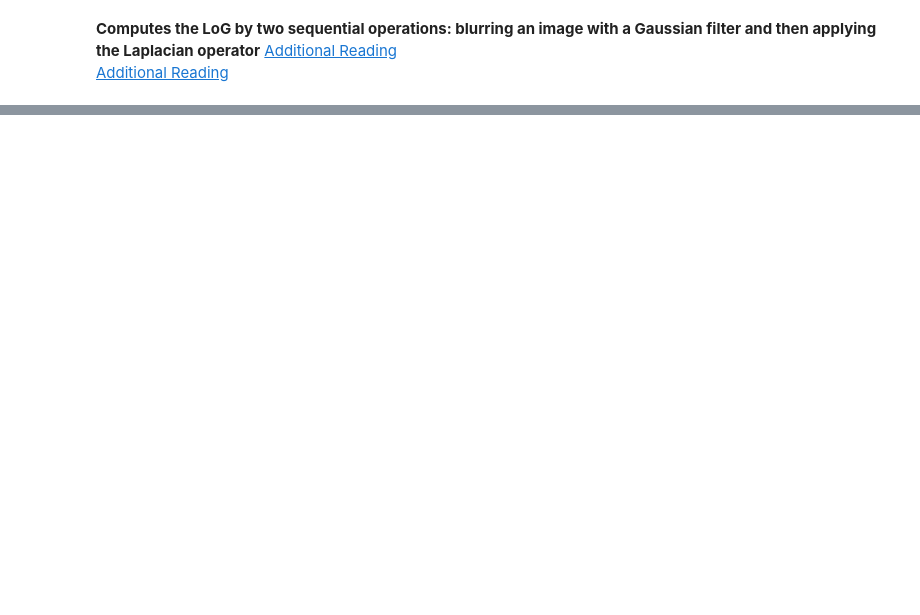
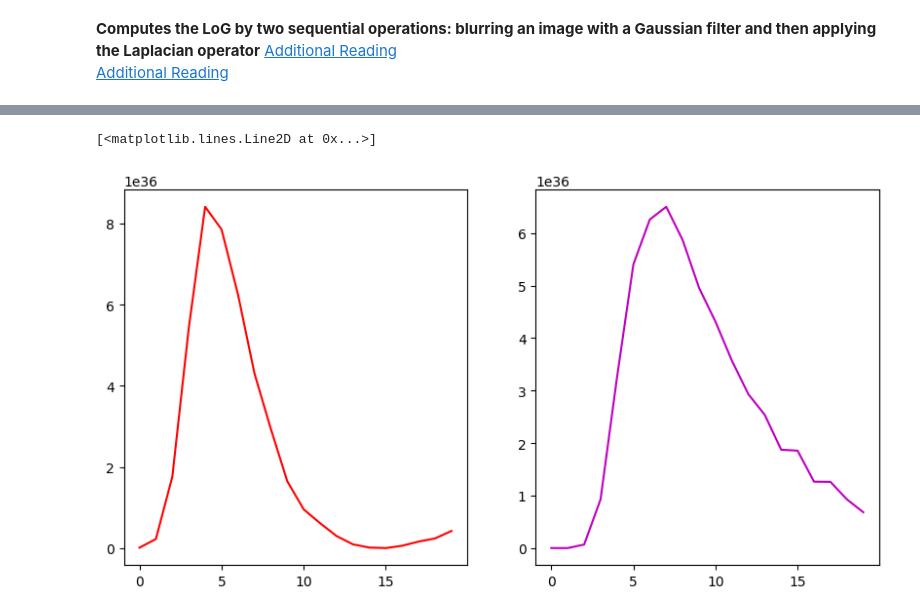
Before and after one commit to omarnust/ComputerVision, a Jupyter notebook: 06-blobs.ipynb, the cells around one changed output, grey strips where cells are left out. Cells and saved outputs as stored; diff of their text form; code cells hidden in the pictures; blank space fills up the shorter version.

```diff
--- a/06-blobs.ipynb
+++ b/06-blobs.ipynb
@@ -31,35 +22,0 @@ def LoG(ksize, sigma):
-# %%
-# Read the image
-image = cv2.imread('data/images/sunflowers.jpg', cv2.IMREAD_GRAYSCALE)
-image = cv2.resize(image, (int(image.shape[1]/3), int(image.shape[0]/3)), interpolation=cv2.INTER_NEAREST)
-
-res = []
-for i in np.arange(1,4,.1):
-    laplace_kernel = LoG(21, i)
-
-    # Apply the laplacian
-    #response = cv2.Laplacian(image, cv2.CV_32F, ksize=i, scale=i)
-    response = cv2.filter2D(image, cv2.CV_32F, laplace_kernel)
-
-    # Squared response
-    response = response ** 2
-
-    # record the response at the following pixel
-    res.append((i, response[82,50]))
-
-# Display the original image and the edges obtained with the custom kernel
-%matplotlib inline
-fig, ax = plt.subplots(1,3,
-                       gridspec_kw={'width_ratios': [5, 5*laplace_kernel.shape[0]/image.shape[0], 5],
-                                   'wspace': .3})
-fig.set_figwidth(10)
-ax[0].imshow(image, cmap='gray')
-ax[0].set_title('Original Image'), ax[0].axis('off')
-ax[1].imshow(laplace_kernel, cmap='gray')
-ax[1].set_title('Laplace Kernel'), ax[1].axis('off')
-ax[2].imshow(response, cmap='gray')
-ax[2].set_title('Response'), ax[2].axis('off')
-#plt.plot(50,82,'r+')
-
-plt.figure()
-plt.plot(np.array(res)[:,0],np.array(res)[:,1])
@@ -106,0 +77,9 @@ ax[2].set_title('Response'), ax[2].axis('off')
+# %%
+plt.figure(figsize=(10,5))
+plt.subplot(121)
+plt.plot(responses[:,244,150],'r-')
+plt.subplot(122)
+plt.plot(responses[:,290,265],'m-')
+# %% [output]
+[<matplotlib.lines.Line2D at 0x...>]
+[figure, added]
```
Also changed, not shown: parts of 7 cells of this notebook, 1 other file.
